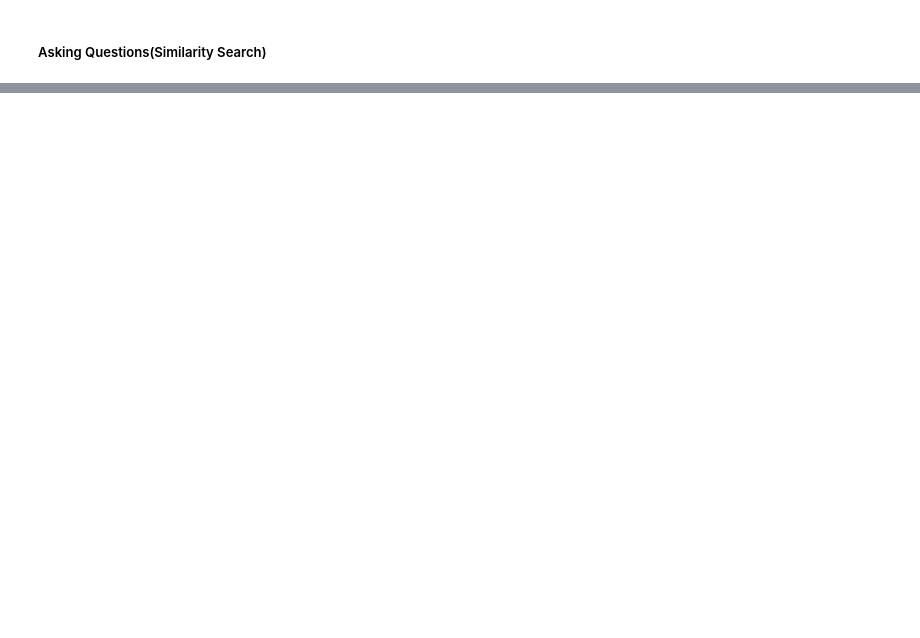
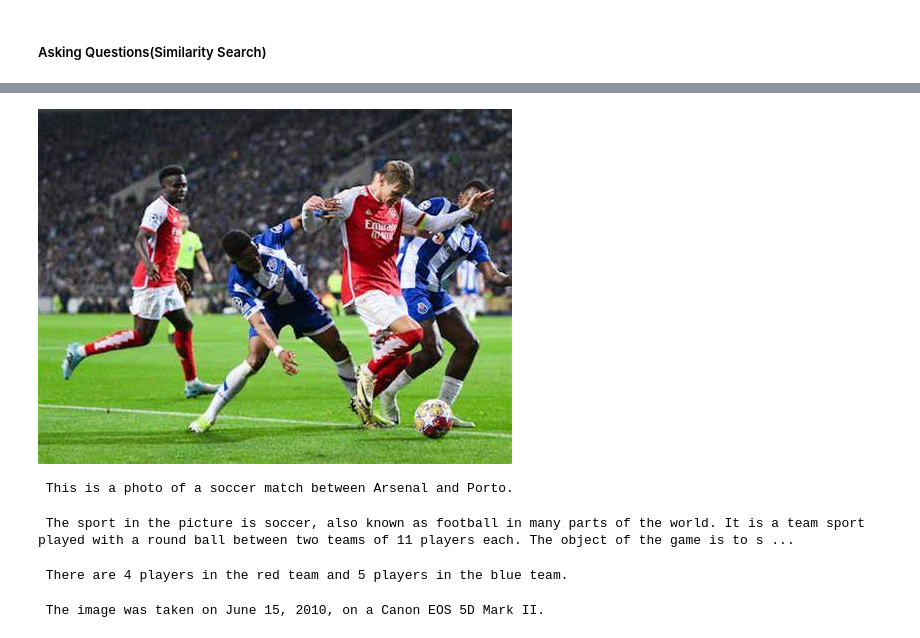
Before and after one commit to andela-Taiwo/AI_ML, a Jupyter notebook: open_api/exercise.ipynb, the cells around one changed output, grey strips where cells are left out. Cells and saved outputs as stored; diff of their text form; code cells hidden in the pictures; blank space fills up the shorter version.

Commit message:
add gemini implmentation (#1)
Co-authored-by: TaiwoSokunbi <taiwo.sokunbi@truepill.com>

```diff
--- a/open_api/exercise.ipynb
+++ b/open_api/exercise.ipynb
@@ -865,0 +930,37 @@ The French Armies entered Belgium at the appeal of the Belgian King.
+# %%
+from PIL import Image
+img = Image.open('image.jpeg')
+img
+# %% [output]
+[figure, added]
+# %%
+from langchain_core.messages import HumanMessage
+from langchain_google_genai import ChatGoogleGenerativeAI
+
+from dotenv import find_dotenv, load_dotenv
+load_dotenv(find_dotenv(), override=True)
+
+llm = ChatGoogleGenerativeAI(model='gemini-pro-vision', temperature=0)
+prompt = 'What is this image?'
+message = HumanMessage(
+    content=[
+        {'type': 'text', 'text': prompt},
+        {'type': 'image_url', 'image_url': img}
+    ]
+)
+response = llm.invoke([message])
+
+print(response.content)
+# %% [output]
+ This is a photo of a soccer match between Arsenal and Porto.
+# %%
+from utils import ask_gemini
+response = ask_gemini('What is this sport? And how can I identify it', img)
+print(response.content)
+# %% [output]
+ The sport in the picture is soccer, also known as football in many parts of the world. It is a team sport played with a round ball between two teams of 11 players each. The object of the game is to s ...
+# %%
+response = ask_gemini('How many players can you identify in each team?', img)
+print(response.content)
+# %% [output]
+ There are 4 players in the red team and 5 players in the blue team.
@@ -865,0 +974,6 @@ The French Armies entered Belgium at the appeal of the Belgian King.
+# %%
+response = ask_gemini('When was the image taken and on which device', image_url)
+
+print(response.content)
+# %% [output]
+ The image was taken on June 15, 2010, on a Canon EOS 5D Mark II.
```
Also changed, not shown: parts of 50 cells of this notebook, 4 other files.
